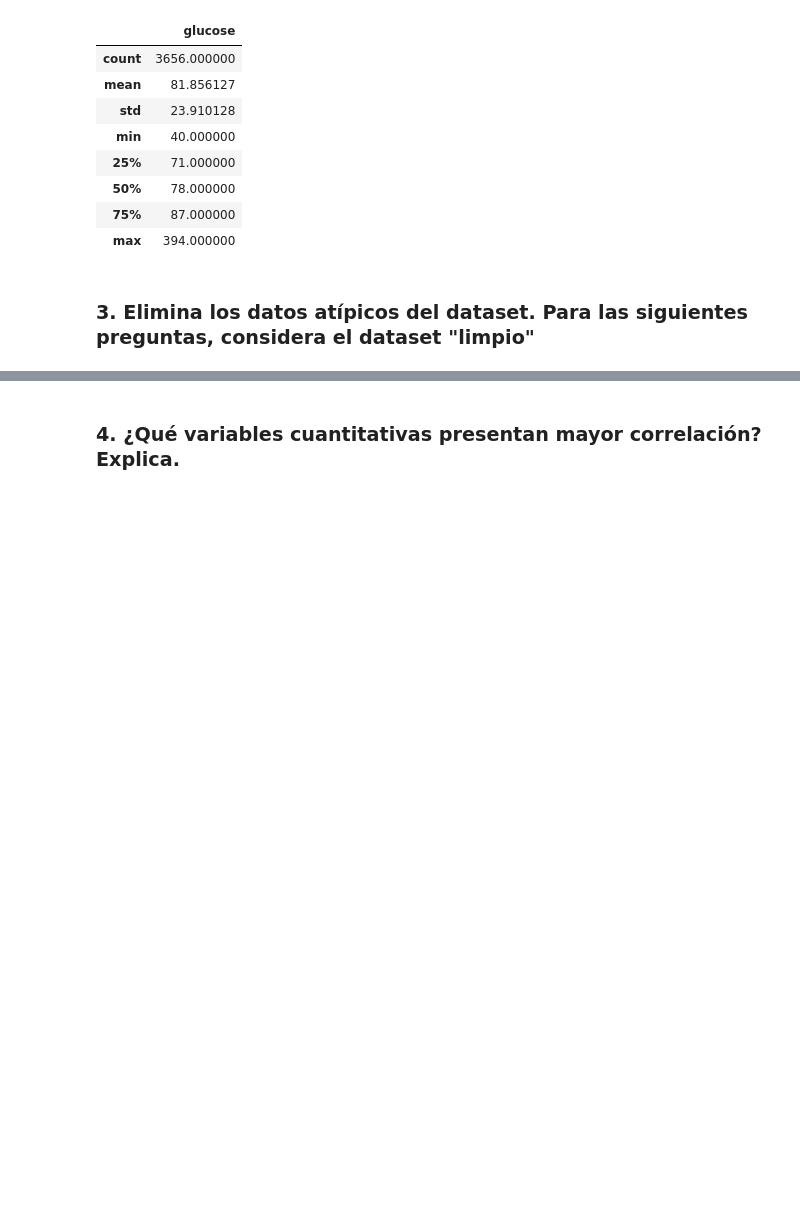
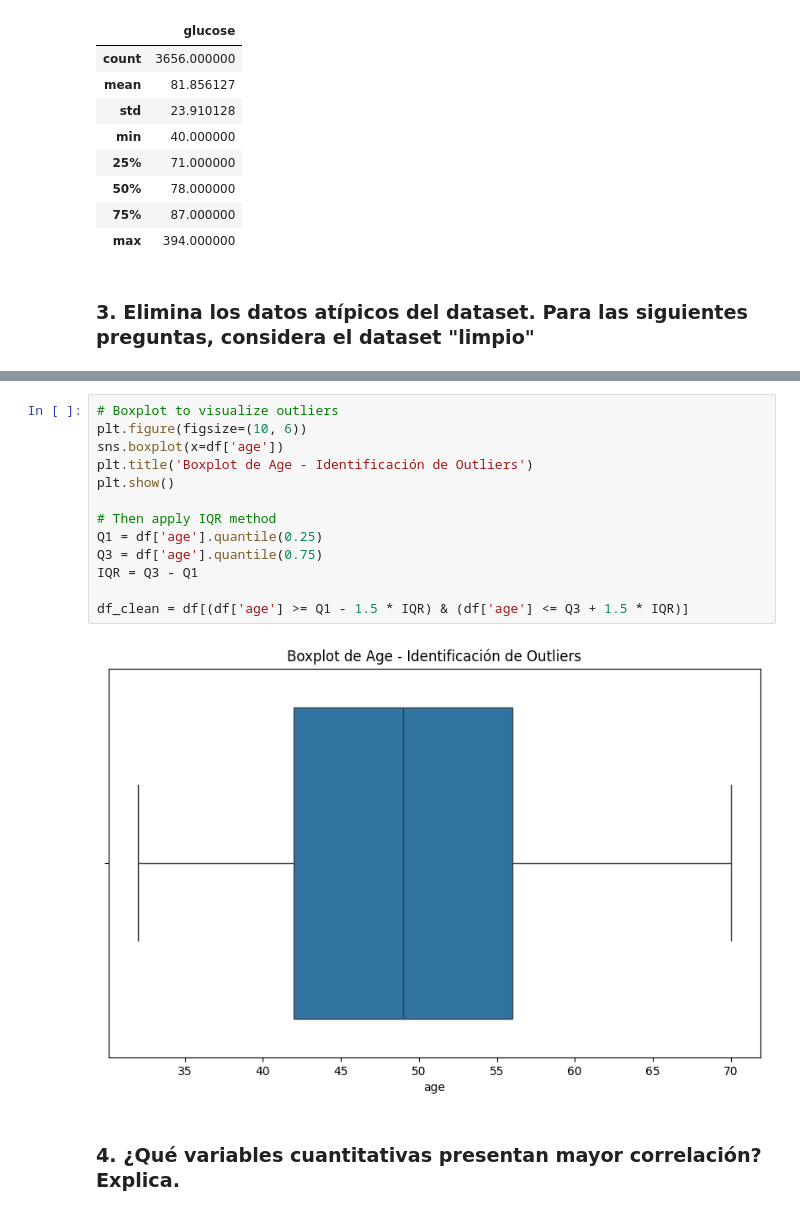
Before and after one commit to drojaslopez/DataScience, a Jupyter notebook: 3 Análisis estadístico con Python (G122)/Desafio/Prueba/Desafio_Preparación_datos_gráficos.ipynb, the cells around one changed output, grey strips where cells are left out. Cells and saved outputs as stored; diff of their text form; blank space fills up the shorter version.

```diff
--- a/3 Análisis estadístico con Python (G122)/Desafio/Prueba/Desafio_Preparación_datos_gráficos.ipynb
+++ b/3 Análisis estadístico con Python (G122)/Desafio/Prueba/Desafio_Preparación_datos_gráficos.ipynb
@@ -86,2 +117,17 @@ df_gludosa.describe()
+# %%
+# Boxplot to visualize outliers
+plt.figure(figsize=(10, 6))
+sns.boxplot(x=df['age'])
+plt.title('Boxplot de Age - Identificación de Outliers')
+plt.show()
+
+# Then apply IQR method
+Q1 = df['age'].quantile(0.25)
+Q3 = df['age'].quantile(0.75)
+IQR = Q3 - Q1
+
+df_clean = df[(df['age'] >= Q1 - 1.5 * IQR) & (df['age'] <= Q3 + 1.5 * IQR)]
+# %% [output]
+[figure, added]
 # %% [markdown]
 ### 4. ¿Qué variables cuantitativas presentan mayor correlación? Explica.
```
Also changed, not shown: parts of 4 cells of this notebook, 2 other files.
